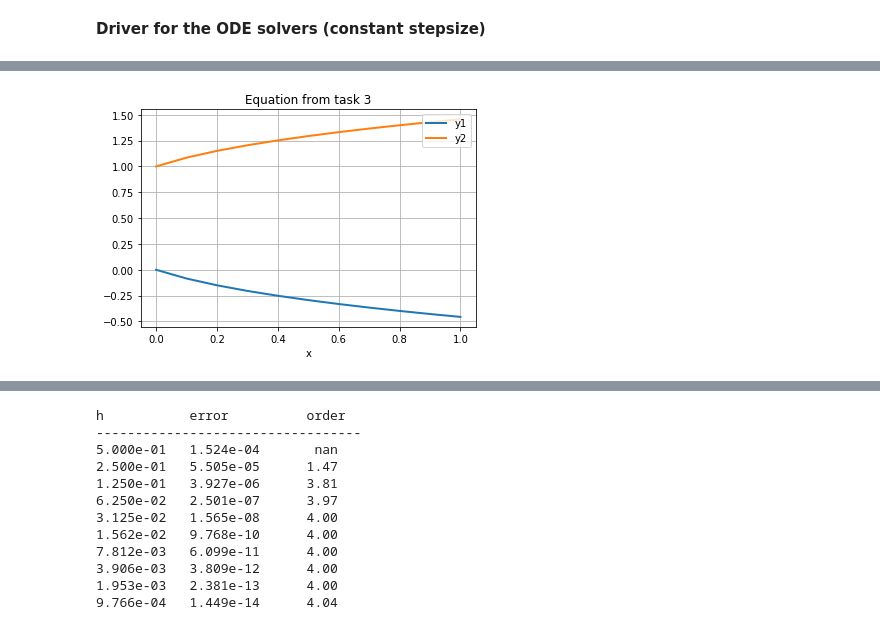
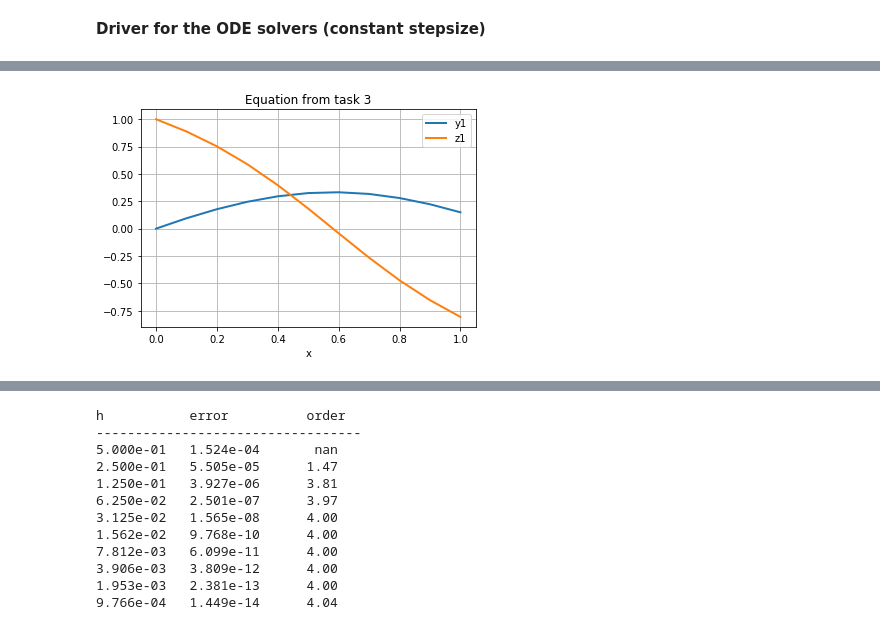
Before and after one commit to kristogj/numerics_notebooks, a Jupyter notebook: ex10.ipynb, the cells around one changed output, grey strips where cells are left out. Drawn from its saved outputs; the diff is of its cells as text; code cells hidden in the pictures.

```diff
--- a/ex10.ipynb
+++ b/ex10.ipynb
@@ -58,23 +92,25 @@ def ode_solver(f, x0, xend, y0, h, method=euler):
 # %%
-def system(x,y):
-    return array([-1/(y[0]-y[1])**2,
-                1/(y[0]-y[1])**2])
+# Not sure about this task
+def system3(x,y):
+    return array([y[1],
+                 -1/(y[0]-y[2])**2,
+                 y[3],
+                 1/(y[0]-y[2])**2])
 
 x0, xend = 0, 1
-y0 = array([0,1])
+y0 = array([0,1,1,0])
 h = 0.1
 
-# Solve the equation
-x_lv, y_lv = ode_solver(system, x0, xend, y0, h, method = heun)
+x_lv3, y_lv3 = ode_solver(system3, x0, xend, y0, h, method = heun)
 
 # Plot the solution
-plot(x_lv,y_lv);
+plot(x_lv1,y_lv1);
 xlabel('x')
 title('Equation from task 3')
 grid(True)
-legend(['y1','y2'],loc=1);
+legend(['y1','z1'],loc=1);
 # %% [output]
-[figure, old version]
+[figure, new version]
 # %% [markdown]
 ![image.png](attachment:image.png)
 # %%
```
Also changed, not shown: parts of 1 cell of this notebook.
